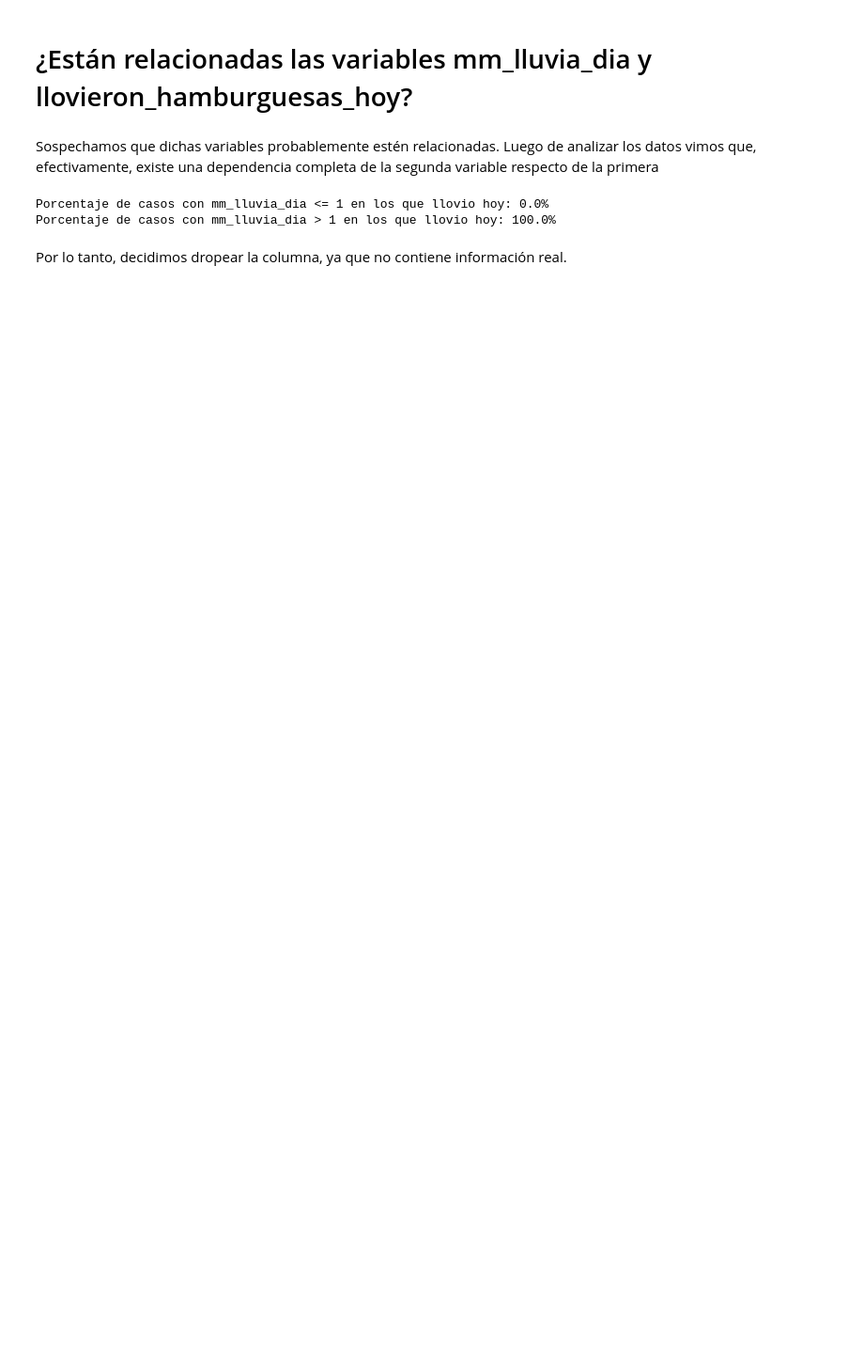
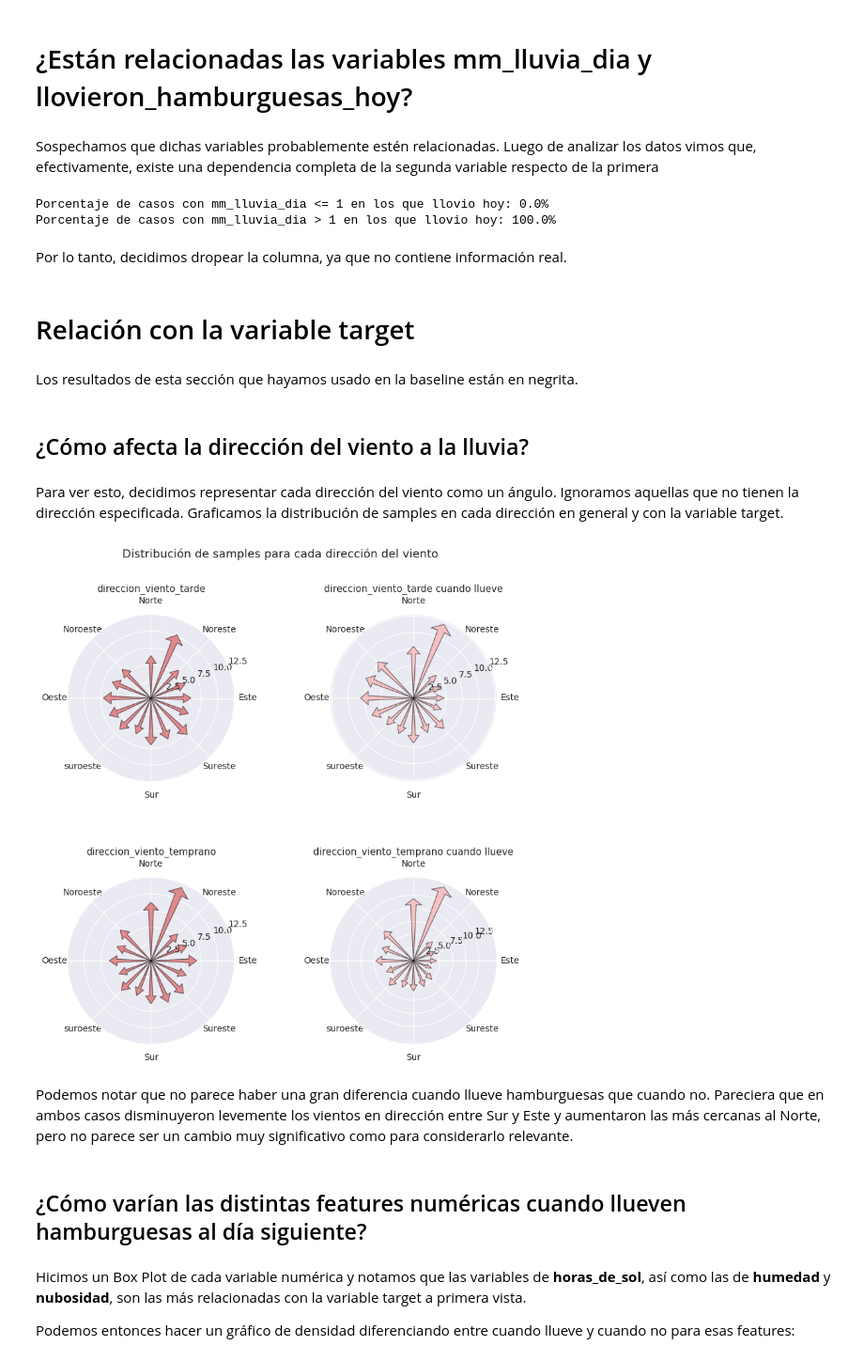
Before and after one commit to fdelu/orga-de-datos, a Jupyter notebook: TP1_Presentacion.ipynb, the cells around one changed output. Shown at 94% size. Drawn from its saved outputs; the diff is of its cells as text; code cells hidden in the pictures; blank space fills up the shorter version.

Commit message:
Finalizado informe para presentación

```diff
--- a/TP1_Presentacion.ipynb
+++ b/TP1_Presentacion.ipynb
@@ -333,3 +373,67 @@ Porcentaje de casos con mm_lluvia_dia > 1 en los que llovio hoy: 100.0%
 Por lo tanto, decidimos dropear la columna, ya que no contiene información real.
 # %%
 df.drop(columns=["llovieron_hamburguesas_hoy"], inplace=True, errors="ignore")
+# %% [markdown]
+# Relación con la variable target
+# %% [markdown]
+Los resultados de esta sección que hayamos usado en la baseline están en negrita.
+# %% [markdown]
+## ¿Cómo afecta la dirección del viento a la lluvia?
+# %% [markdown]
+Para ver esto, decidimos representar cada dirección del viento como un ángulo. Ignoramos aquellas que no tienen la dirección especificada.
+Graficamos la distribución de samples en cada dirección en general y con la variable target.
+# %%
+direcciones = {
+        'Norte' : 4*np.pi/8,
+        'Nornoreste' : 3*np.pi/8,
+        'Noreste' : 2*np.pi/8,
+        'Estenoreste' : np.pi/8,
+        'Este' : 0,
+        'Estesureste' : 15*np.pi/8,
+        'Sureste' : 14*np.pi/8,
+        'Sursureste' : 13*np.pi/8,
+        'Sur' : 12*np.pi/8,
+        'Sursuroeste' : 11*np.pi/8,
+        'suroeste' : 10*np.pi/8,
+        'Oestesuroeste' : 9*np.pi/8,
+        'Oeste' : 8*np.pi/8,
+        'Oestenoroeste' : 7*np.pi/8,
+        'Noroeste' : 6*np.pi/8,
+        'Nornoroeste' : 5*np.pi/8,
+}
+
+def graficar_viento(feature, ax, filtrar_target = False):
+    if filtrar_target:
+        cont = df[df[variable_target] == 1][feature].value_counts(normalize = True)
+        ax.set_title(feature + " cuando llueve")
+    else:
+        cont = df[feature].value_counts(normalize = True)
+        ax.set_title(feature)
+
+    for direccion in direcciones:
+        if direccion in cont:
+            arr = ax.arrow(direcciones[direccion], 0, 0, cont[direccion] * 40, alpha = 0.5, width = 0.1,
+            edgecolor = 'black', length_includes_head = True, facecolor = get_par_colores(feature)[1 if filtrar_target else 0])
+    ax.set_yticks(range(1, 6))
+    ax.set_yticklabels([2.5*i for i in range(1, 6)]) # Para ajustar la escala de nuevo a la correcta y ponerlo en %
+    ax.set_xticks([i*np.pi/4 for i in range(8)])
+    ax.set_xticklabels(sorted(direcciones.keys(), key = lambda x: direcciones[x])[::2])
+
+fig, axs = plt.subplots(2, 2, subplot_kw=dict(polar=True), dpi = 90, figsize = (10, 10))
+graficar_viento("direccion_viento_tarde", ax = axs[0][0])
+graficar_viento("direccion_viento_temprano", ax = axs[1][0])
+graficar_viento("direccion_viento_tarde", ax = axs[0][1], filtrar_target = True)
+graficar_viento("direccion_viento_temprano", ax = axs[1][1], filtrar_target = True)
+plt.tight_layout(pad = 5)
+plt.suptitle("Distribución de samples para cada dirección del viento")
+plt.show()
+# %% [output]
+[figure, added]
+# %% [markdown]
+Podemos notar que no parece haber una gran diferencia cuando llueve hamburguesas que cuando no. Pareciera que en ambos casos disminuyeron levemente los vientos en dirección entre Sur y Este y aumentaron las más cercanas al Norte, pero no parece ser un cambio muy significativo como para considerarlo relevante.
+# %% [markdown]
+## ¿Cómo varían las distintas features numéricas cuando llueven hamburguesas al día siguiente?
+# %% [markdown]
+Hicimos un Box Plot de cada variable numérica y notamos que las variables de **horas_de_sol**, así como las de **humedad** y **nubosidad**, son las más relacionadas con la variable target a primera vista.
+
+Podemos entonces hacer un gráfico de densidad diferenciando entre cuando llueve y cuando no para esas features:
```
Also changed, not shown: parts of 55 cells of this notebook.
